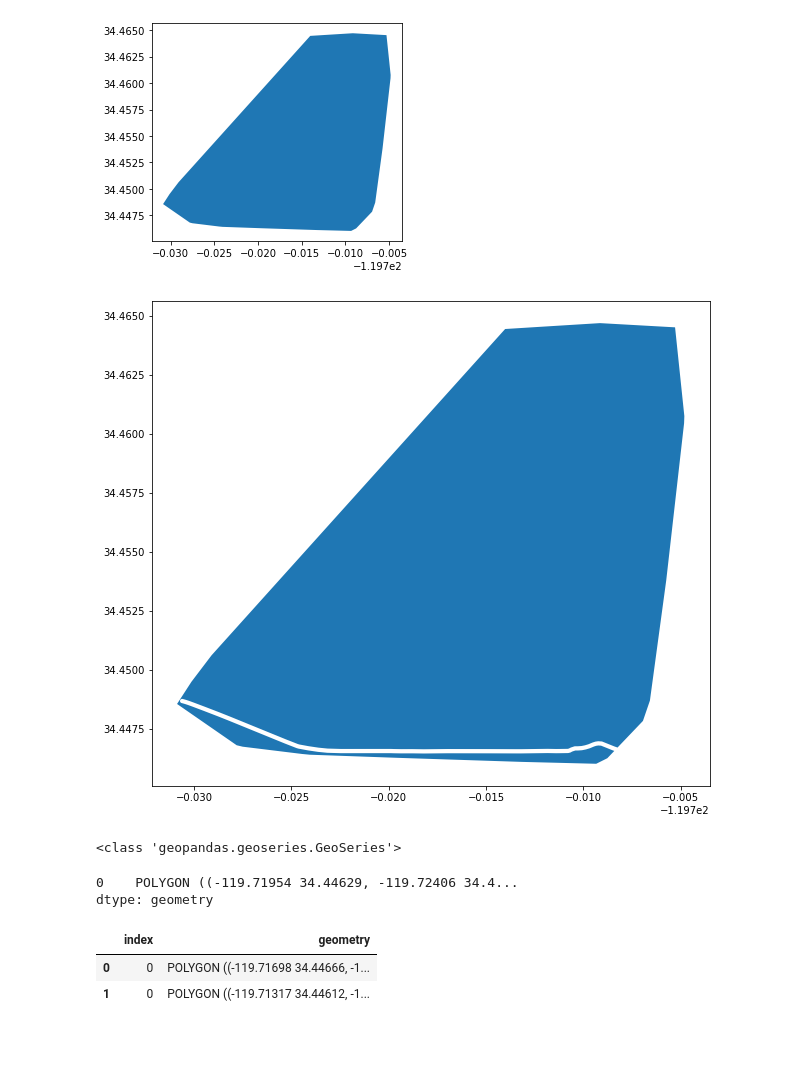
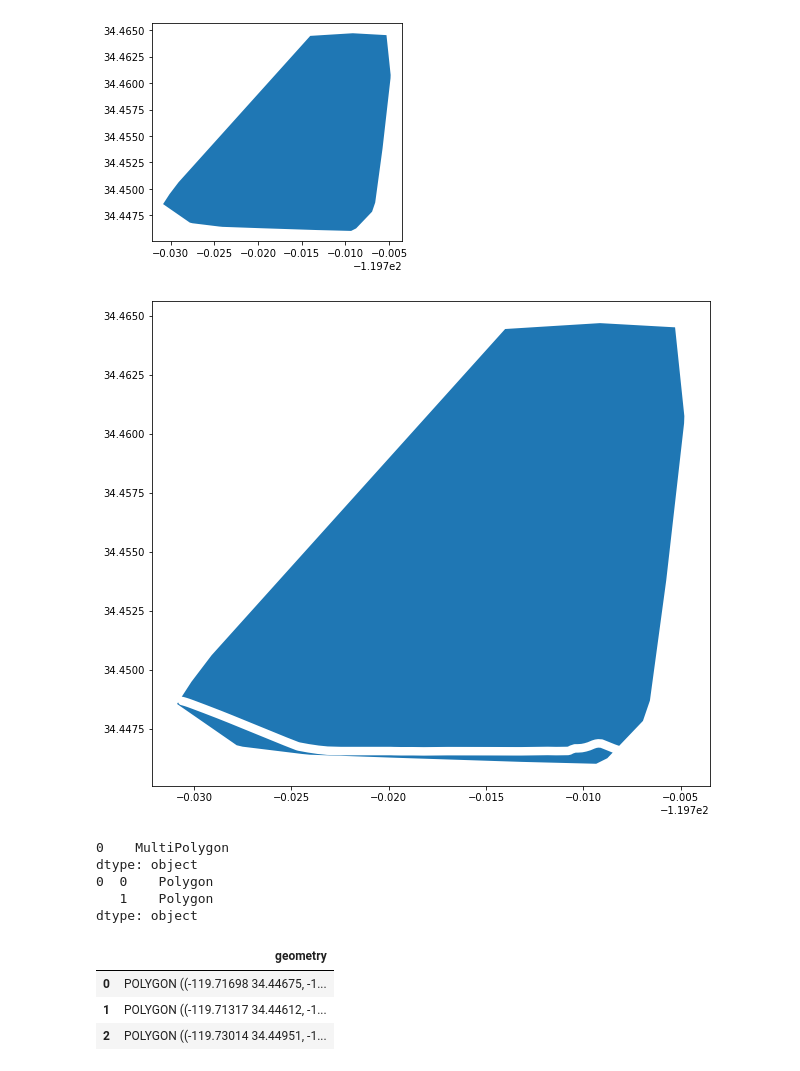
Before and after one commit to barguzin/rwmp_pipelines, a Jupyter notebook: evac/sumolib.ipynb, the cells around one changed output. Cells and saved outputs as stored; diff of their text form; code cells hidden in the pictures; blank space fills up the shorter version.

```diff
--- a/evac/sumolib.ipynb
+++ b/evac/sumolib.ipynb
@@ -287,7 +287,7 @@ Datum: World Geodetic System 1984
 # create buffer around exits and save to file
 fig,ax=plt.subplots()
 
-buff = exits_utm.buffer(10)
+buff = exits_utm.buffer(20)
 buff = buff.to_crs('EPSG:4326')
 print(buff.crs)
 
@@ -342,32 +342,40 @@ EPSG:4326
 # %%
 # modifying buildings taz
 fig, ax = plt.subplots(figsize=(10,10))
 
-diff = gdf.geometry.difference(buff)
+differ = gdf.geometry.difference(buff)
 
-diff.plot(ax=ax)
+differ.plot(ax=ax)
 #buff.plot(ax=ax)
 
-diff.to_file('C:/Users/barguzin/Documents/Github/rwmp_pipelines/bld_taz.shp')
+differ.to_file('C:/Users/barguzin/Documents/Github/rwmp_pipelines/bld_taz.shp')
 # %% [output]
-[figure, old version]
+[figure, new version]
-# %%
-# combine two files into one shapefile and save it as TAZ
-merged = diff.union(buff)
-print(type(merged))
-# %% [output]
-<class 'geopandas.geoseries.GeoSeries'>
-0    POLYGON ((-119.71954 34.44629, -119.72406 34.4...
-dtype: geometry
+# %%
+print(differ.geometry.type)
+# convert multipolygon into individual polygons for better modeling behavior
+if differ.geometry.type[0]=='MultiPolygon':
+    differ = differ.geometry.explode()
+    differ = gpd.GeoDataFrame(geometry=differ)
+else:
+    pass
+print(differ.geometry.type)
+# %% [output]
+0    MultiPolygon
+dtype: object
+0  0    Polygon
+   1    Polygon
+dtype: object
 # %%
-new_taz = gpd.GeoDataFrame(geometry = pd.concat([buff.geometry, diff.geometry])).reset_index()
+new_taz = gpd.GeoDataFrame(geometry = pd.concat([buff.geometry, differ.geometry])).reset_index(drop=True)
 
+#new_taz.rename(columns={'index': 'TAZ_ID'}, inplace=True)
 new_taz
-#new_taz.rename(columns={'index': 'TAZ_ID'}, inplace=True)
 # %% [output]
-|  | index | geometry |
-| 0 | 0 | POLYGON ((-119.71698 34.44666, -1... |
-| 1 | 0 | POLYGON ((-119.71317 34.44612, -1... |
+|  | geometry |
+| 0 | POLYGON ((-119.71698 34.44675, -1... |
+| 1 | POLYGON ((-119.71317 34.44612, -1... |
+| 2 | POLYGON ((-119.73014 34.44951, -1... |
 # %%
 new_taz['TAZ_ID'] = 0
 new_taz.at[0, 'TAZ_ID'] = 1
```
Also changed, not shown: parts of 21 cells of this notebook, 4 other files.
